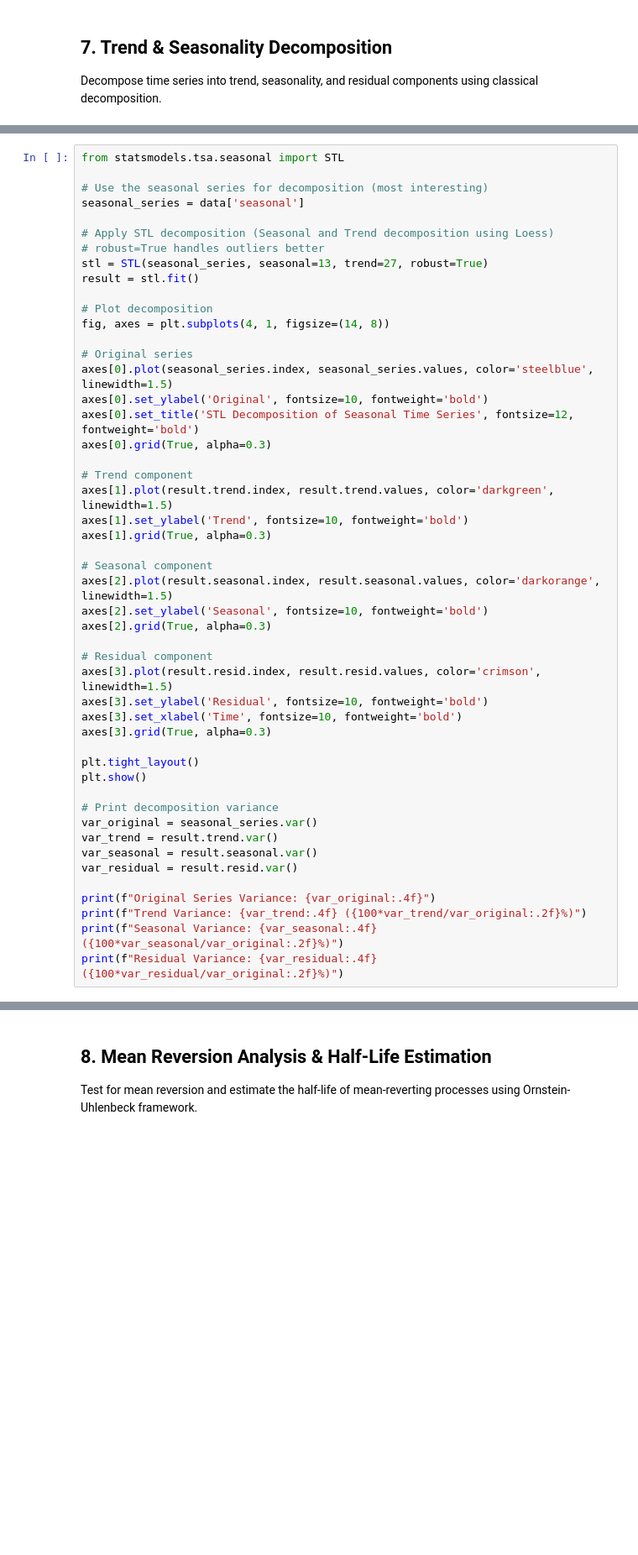
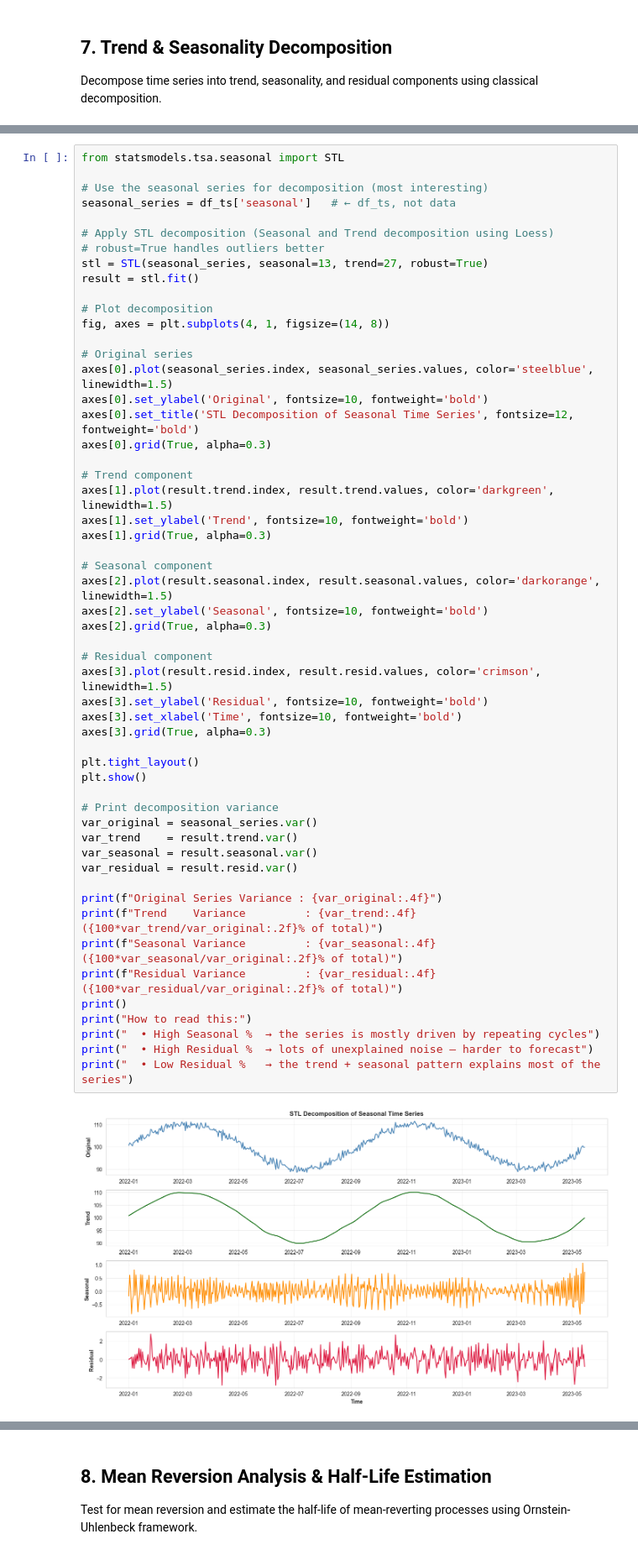
Before and after one commit to yev-dev/quant-finance, a Jupyter notebook: qf/statistics/notebooks/time_series_modelling.ipynb, the cells around one changed output, grey strips where cells are left out. Shown at 84% size. Saved outputs shown, nothing was run; the diff lists cells and outputs as text; blank space fills up the shorter version.

```diff
--- a/qf/statistics/notebooks/time_series_modelling.ipynb
+++ b/qf/statistics/notebooks/time_series_modelling.ipynb
@@ -447,7 +595,7 @@ Where:
 from statsmodels.tsa.seasonal import STL
 
 # Use the seasonal series for decomposition (most interesting)
-seasonal_series = data['seasonal']
+seasonal_series = df_ts['seasonal']   # ← df_ts, not data
 
 # Apply STL decomposition (Seasonal and Trend decomposition using Loess)
 # robust=True handles outliers better
@@ -460,35 +608,42 @@ fig, axes = plt.subplots(4, 1, figsize=(14, 8))
 # Original series
 axes[0].plot(seasonal_series.index, seasonal_series.values, color='steelblue', linewidth=1.5)
 axes[0].set_ylabel('Original', fontsize=10, fontweight='bold')
 axes[0].set_title('STL Decomposition of Seasonal Time Series', fontsize=12, fontweight='bold')
 axes[0].grid(True, alpha=0.3)
 
 # Trend component
 axes[1].plot(result.trend.index, result.trend.values, color='darkgreen', linewidth=1.5)
 axes[1].set_ylabel('Trend', fontsize=10, fontweight='bold')
 axes[1].grid(True, alpha=0.3)
 
 # Seasonal component
 axes[2].plot(result.seasonal.index, result.seasonal.values, color='darkorange', linewidth=1.5)
 axes[2].set_ylabel('Seasonal', fontsize=10, fontweight='bold')
 axes[2].grid(True, alpha=0.3)
 
 # Residual component
 axes[3].plot(result.resid.index, result.resid.values, color='crimson', linewidth=1.5)
 axes[3].set_ylabel('Residual', fontsize=10, fontweight='bold')
 axes[3].set_xlabel('Time', fontsize=10, fontweight='bold')
 axes[3].grid(True, alpha=0.3)
 
 plt.tight_layout()
 plt.show()
 
 # Print decomposition variance
 var_original = seasonal_series.var()
-var_trend = result.trend.var()
+var_trend    = result.trend.var()
 var_seasonal = result.seasonal.var()
 var_residual = result.resid.var()
 
-print(f"Original Series Variance: {var_original:.4f}")
-print(f"Trend Variance: {var_trend:.4f} ({100*var_trend/var_original:.2f}%)")
-print(f"Seasonal Variance: {var_seasonal:.4f} ({100*var_seasonal/var_original:.2f}%)")
-print(f"Residual Variance: {var_residual:.4f} ({100*var_residual/var_original:.2f}%)")
+print(f"Original Series Variance : {var_original:.4f}")
+print(f"Trend    Variance         : {var_trend:.4f} ({100*var_trend/var_original:.2f}% of total)")
+print(f"Seasonal Variance         : {var_seasonal:.4f} ({100*var_seasonal/var_original:.2f}% of total)")
+print(f"Residual Variance         : {var_residual:.4f} ({100*var_residual/var_original:.2f}% of total)")
+print()
+print("How to read this:")
+print("  • High Seasonal %  → the series is mostly driven by repeating cycles")
+print("  • High Residual %  → lots of unexplained noise — harder to forecast")
+print("  • Low Residual %   → the trend + seasonal pattern explains most of the series")
+# %% [output]
+[figure, added]
```
Also changed, not shown: parts of 21 cells of this notebook, 13 other files.
